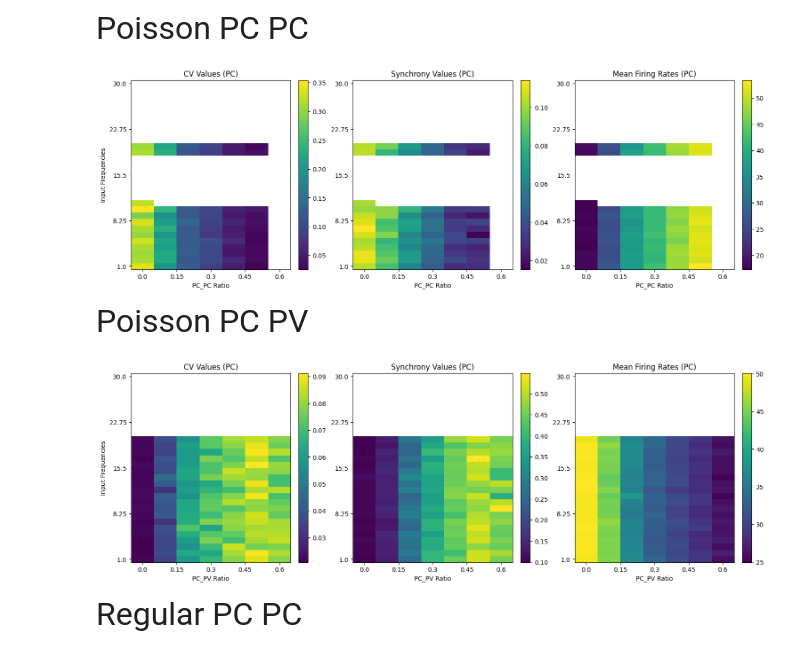
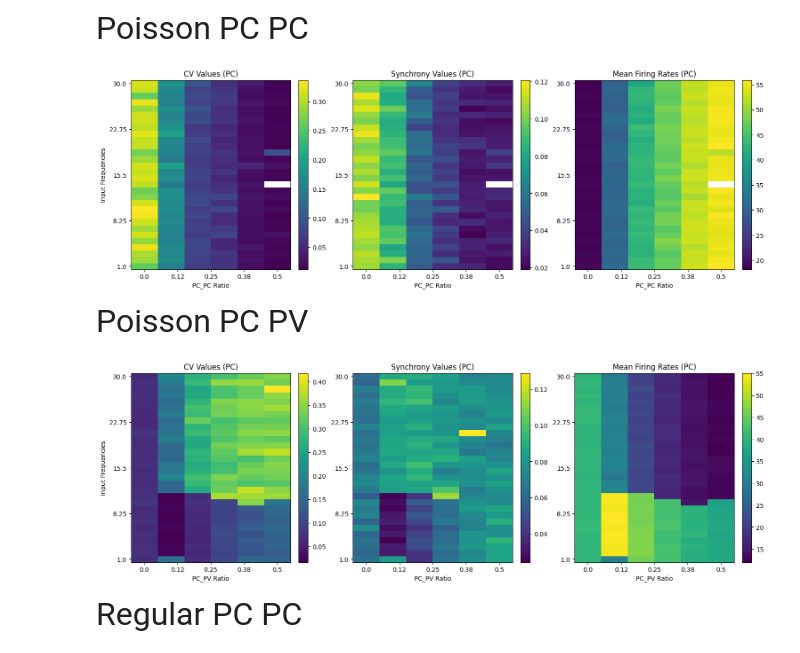
Before and after one commit to Aramatos/dynapse2_adaptation, a Jupyter notebook: Network_heatmaps_fig.ipynb, the cells around one changed output. Drawn from its saved outputs; the diff is of its cells as text; code cells hidden in the pictures.

```diff
--- a/Network_heatmaps_fig.ipynb
+++ b/Network_heatmaps_fig.ipynb
@@ -42,7 +42,7 @@ data_type_path = os.path.join(save_directory_path, "network_heatmaps")
 # %% [markdown]
 <font size=8> Heatmaps Plotting
 # %%
-data_type_path = os.path.join(data_type_path, "Sweep_00")
+data_type_path = os.path.join(data_type_path, "Sweep_01")
 # %% [markdown]
 <font size=6> Poisson PC PC
 # %%
@@ -50,15 +50,15 @@ data_path_1 = os.path.join(data_type_path, "EI_sweep_PC_PC_poisson.npy")
 data_1 = np.load(data_path_1, allow_pickle=True).item()
 plot_heatmaps(data_1, 'PC_PC Ratio')
 # %% [output]
-[figure, old version]
+[figure, new version]
 # %% [markdown]
 <font size=6> Poisson PC PV
 # %%
 data_path_2 = os.path.join(data_type_path, "EI_sweep_PC_PV_poisson.npy")
 data_2 = np.load(data_path_2, allow_pickle=True).item()
-plot_heatmaps(data_2, 'PC_PV Ratio',ratiolimit=0.6)
+plot_heatmaps(data_2, 'PC_PV Ratio')
 # %% [output]
-[figure, old version]
+[figure, new version]
 # %% [markdown]
 <font size=6> Regular PC PC
 # %%
```
Also changed, not shown: 2 other files.
